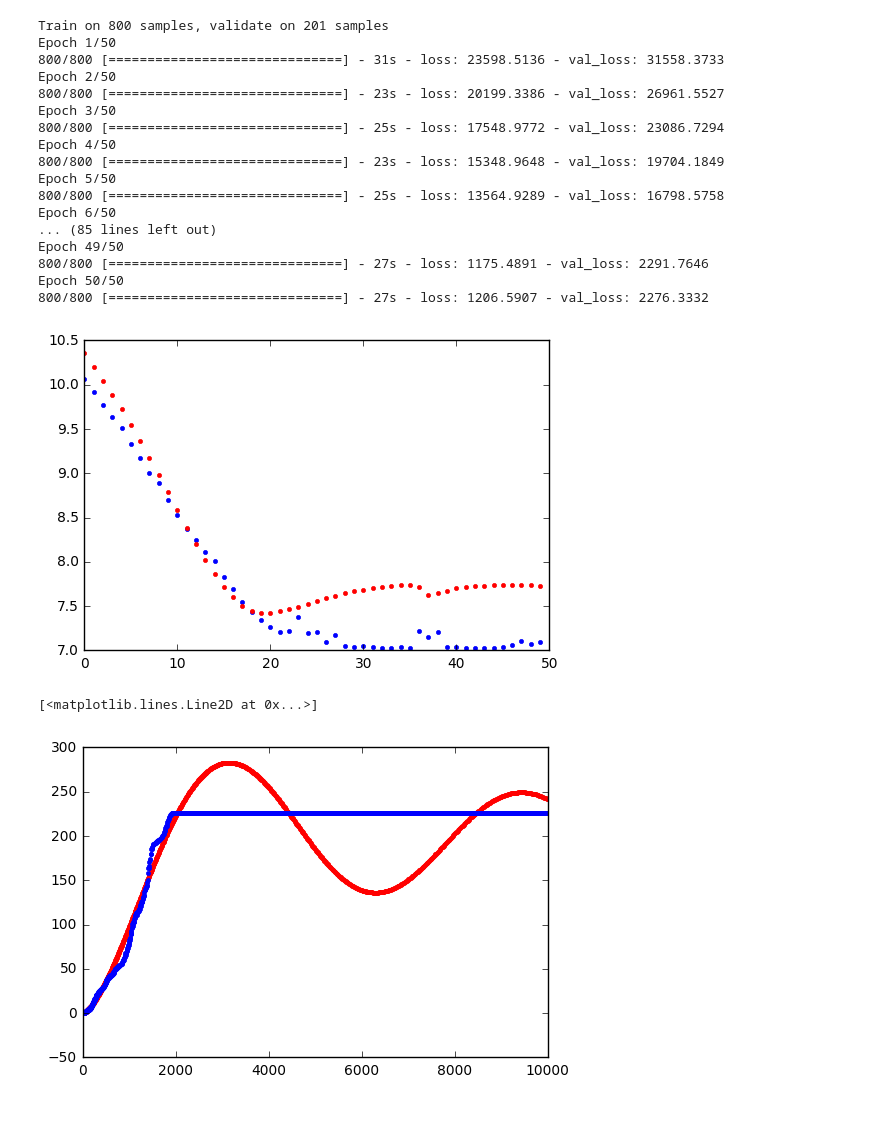
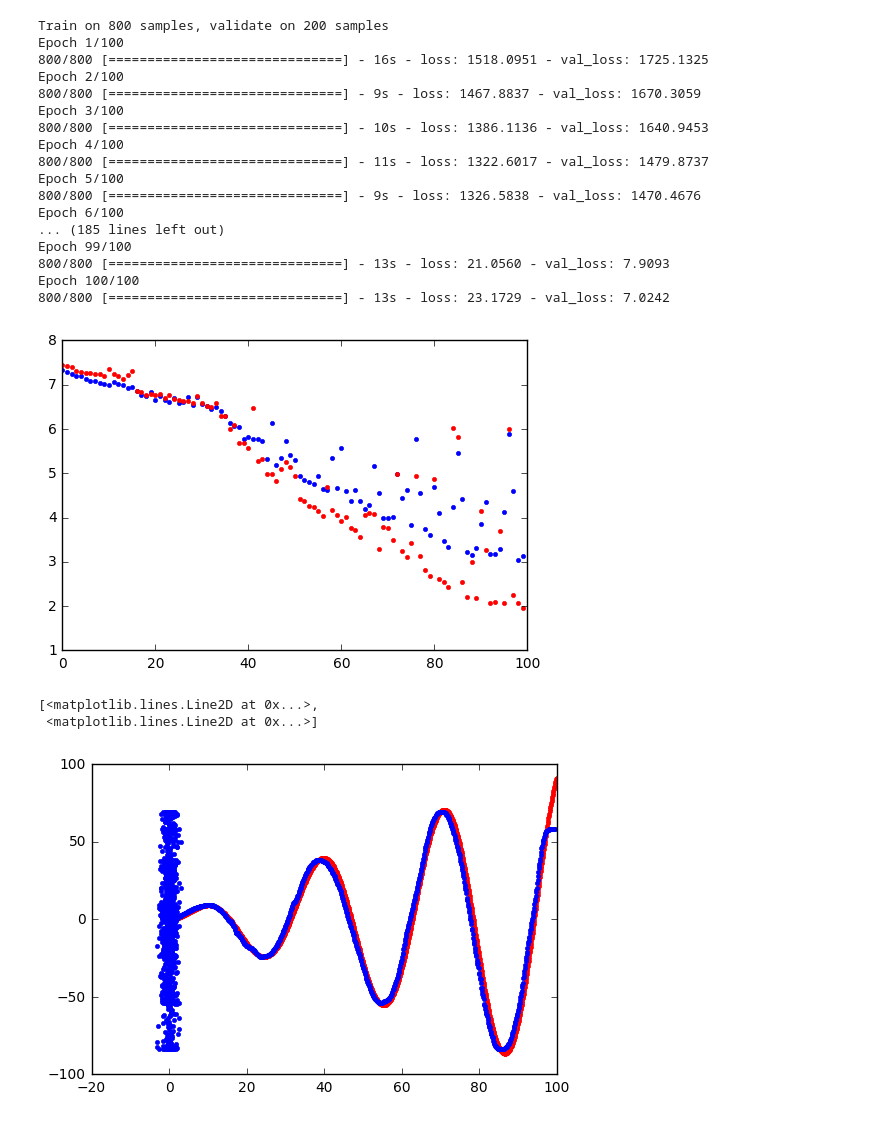
Before and after one commit to mnabaee/kernels, a Jupyter notebook: two-sigma/lstm-only.ipynb, the cells around one changed output. Drawn from its saved outputs; the diff is of its cells as text; code cells hidden in the pictures.

Commit message:
lstm-tutorial

```diff
--- a/two-sigma/lstm-only.ipynb
+++ b/two-sigma/lstm-only.ipynb
@@ -7,12 +7,12 @@ import matplotlib.pyplot as plt
 
 %matplotlib inline
 
-t = np.linspace(0, 100, 1001)
-x1 = np.power(t,2)
+t = np.linspace(0, 100, 1000)
+x1 = np.power(t,1)
 x2 = np.random.randn(len(t))
-y = np.sin( x1 / 1000 )
+y = np.sin( x1 / 5 ) * x1
 
-y = np.array([np.sum(y[0:i]) for i in range(len(y))])
+#y = np.array([np.sum(y[0:i]) for i in range(len(y))])
 
 trainX = np.stack((x1, x2), axis = 1)
 trainY = y
@@ -30,11 +30,12 @@ scaler = preprocessing.StandardScaler().fit( trainX )
 trainXscaled = scaler.transform(trainX)
 
 timesteps = 5
+batch_size_ = 4
 
 model = Sequential([
     LSTM(100, return_sequences=True, input_shape=(timesteps, 2)),
-    LSTM(400, return_sequences=True),
-    LSTM(100),
+    LSTM(60),
+    #LSTM(100),
     Dense(1),
 ])
 
@@ -47,36 +48,38 @@ for i in range(timesteps, trainXscaled.shape[0]):
     lstmTrainX[i, :, :] = trainX[i-timesteps:i,:]
     lstmTrainY[i] = trainY[i]
 
+from sklearn.utils import shuffle
+lstmTrainX, lstmTrainY = shuffle(lstmTrainX, lstmTrainY)
 
-
-hist = model.fit(lstmTrainX, lstmTrainY, nb_epoch=50, batch_size=5, verbose = 1, validation_split=0.2, shuffle=True)
+hist = model.fit(lstmTrainX, lstmTrainY, nb_epoch=100, batch_size=batch_size_, verbose = 1, validation_split=0.2, shuffle=True)
 
 plt.plot(np.log(hist.history['loss']), 'b.')
 plt.plot(np.log(hist.history['val_loss']), 'r.')
 plt.show()
 # %% [output]
-Train on 800 samples, validate on 201 samples
-Epoch 1/50
-800/800 [==============================] - 31s - loss: 23598.5136 - val_loss: 31558.3733
-Epoch 2/50
-800/800 [==============================] - 23s - loss: 20199.3386 - val_loss: 26961.5527
-Epoch 3/50
-800/800 [==============================] - 25s - loss: 17548.9772 - val_loss: 23086.7294
-Epoch 4/50
-800/800 [==============================] - 23s - loss: 15348.9648 - val_loss: 19704.1849
-Epoch 5/50
-800/800 [==============================] - 25s - loss: 13564.9289 - val_loss: 16798.5758
-Epoch 6/50
-... (85 lines left out)
-Epoch 49/50
-800/800 [==============================] - 27s - loss: 1175.4891 - val_loss: 2291.7646
-Epoch 50/50
-800/800 [==============================] - 27s - loss: 1206.5907 - val_loss: 2276.3332
+Train on 800 samples, validate on 200 samples
+Epoch 1/100
+800/800 [==============================] - 16s - loss: 1518.0951 - val_loss: 1725.1325
+Epoch 2/100
+800/800 [==============================] - 9s - loss: 1467.8837 - val_loss: 1670.3059
+Epoch 3/100
+800/800 [==============================] - 10s - loss: 1386.1136 - val_loss: 1640.9453
+Epoch 4/100
+800/800 [==============================] - 11s - loss: 1322.6017 - val_loss: 1479.8737
+Epoch 5/100
+800/800 [==============================] - 9s - loss: 1326.5838 - val_loss: 1470.4676
+Epoch 6/100
+... (185 lines left out)
+Epoch 99/100
+800/800 [==============================] - 13s - loss: 21.0560 - val_loss: 7.9093
+Epoch 100/100
+800/800 [==============================] - 13s - loss: 23.1729 - val_loss: 7.0242
-[figure, old version]
+[figure, new version]
 # %%
-predY = model.predict(lstmTrainX)
+predY = model.predict(lstmTrainX, batch_size = 2)
 plt.plot(x1, y, 'r.')
-plt.plot(trainX[:,0], predY, 'b.')
+plt.plot(lstmTrainX[0:,0], predY[0:], 'b.')
 # %% [output]
-[<matplotlib.lines.Line2D at 0x...>]
+[<matplotlib.lines.Line2D at 0x...>,
+ <matplotlib.lines.Line2D at 0x...>]
-[figure, old version]
+[figure, new version]
```
Also changed, not shown: parts of 1 cell of this notebook, 1 other file.
